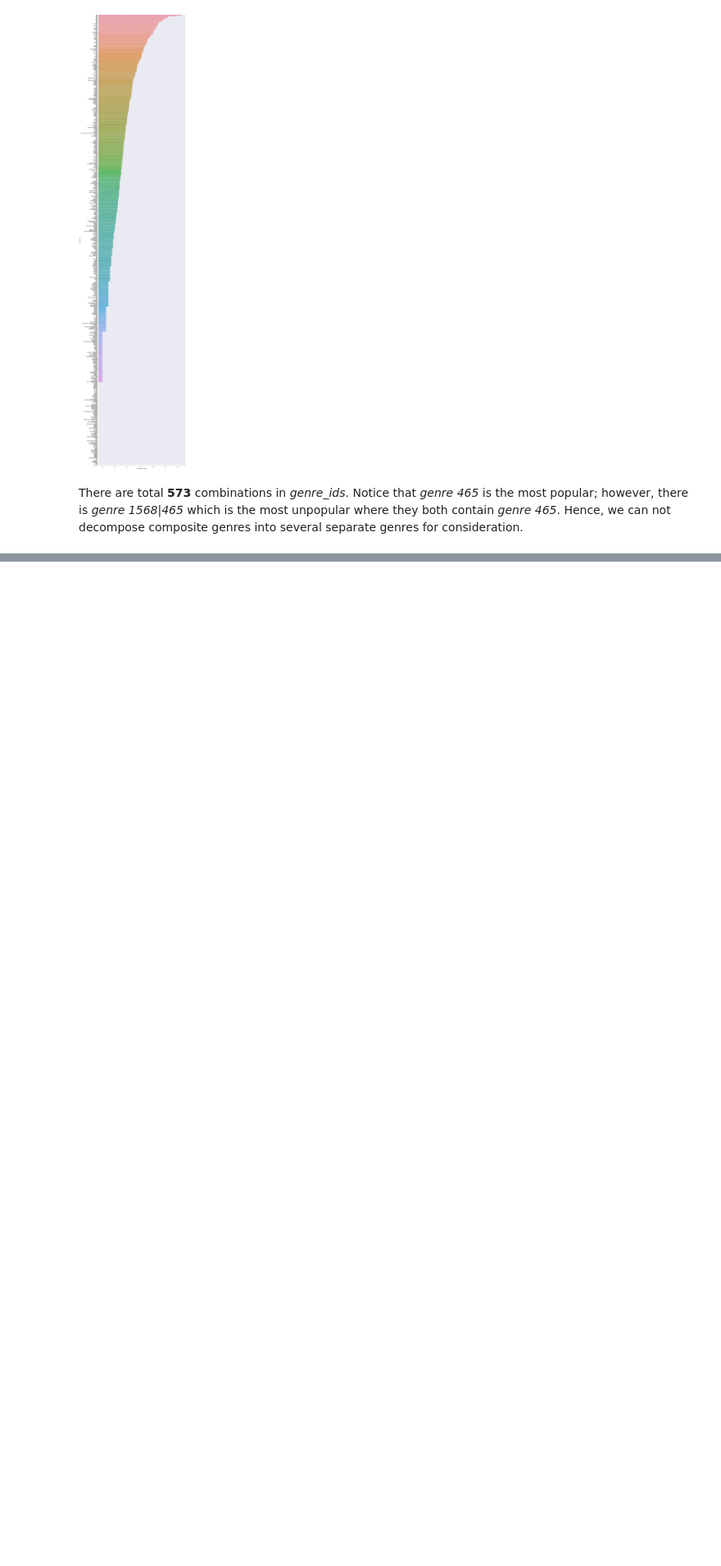
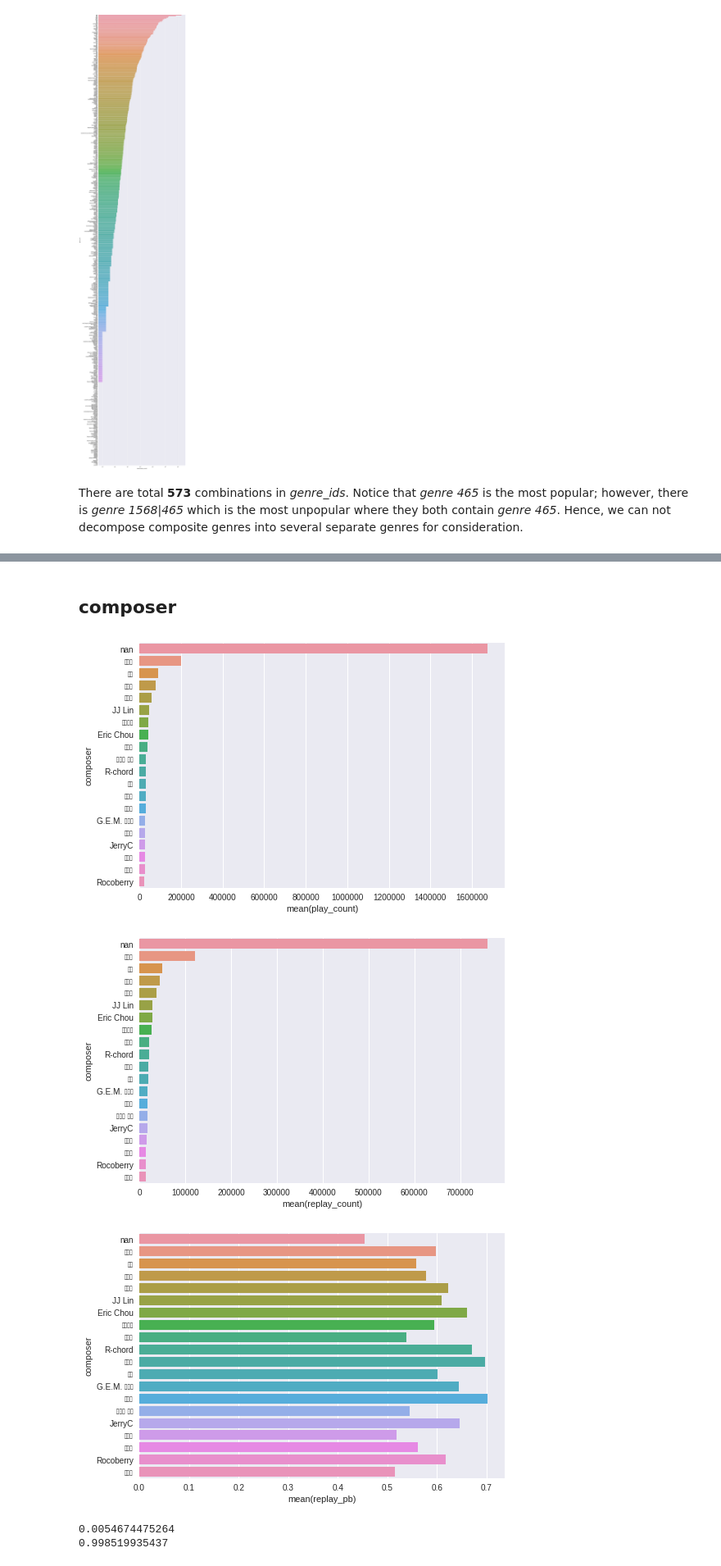
Before and after one commit to dsmilab/WSDM2018-KKBox-MRC, a Jupyter notebook: exploration_song.ipynb, the cells around one changed output, grey strips where cells are left out. Shown at 82% size. Drawn from its saved outputs; the diff is of its cells as text; code cells hidden in the pictures; blank space fills up the shorter version.

```diff
--- a/exploration_song.ipynb
+++ b/exploration_song.ipynb
@@ -2,3 +2,5 @@
 import seaborn as sns
 import pandas as pd
 import numpy as np
+
+pd.set_option('display.unicode.east_asian_width', True)
@@ -215,0 +248,28 @@ Hence, we can not decompose composite genres into several separate genres for co
+# %% [markdown]
+## composer
+# %%
+composer_df = train_df[['composer', 'target']].groupby('composer').agg(['mean', 'count']).reset_index()
+composer_df.columns = ['composer', 'replay_pb', 'play_count']
+# artist_df['artist_name'] = artist_df['artist_name'].apply(lambda x: x.decode('utf-8'))
+composer_df['replay_count'] = (composer_df['replay_pb'] * composer_df['play_count']).astype(np.int32)
+
+
+sns.barplot(y='composer', x='play_count', data=composer_df.sort_values(by=['play_count'], ascending=False).head(20))
+sns.plt.show()
+
+sns.barplot(y='composer', x='replay_count', data=composer_df.sort_values(by=['replay_count'], ascending=False).head(20))
+sns.plt.show()
+
+sns.barplot(y='composer', x='replay_pb', data=composer_df.sort_values(by=['replay_count'], ascending=False).head(20))
+sns.plt.show()
+
+print(composer_df['play_count'].corr(composer_df['replay_pb']))
+print(composer_df['play_count'].corr(composer_df['replay_count']))
+
+composer_df.sort_values(by=['play_count'], ascending=False).head(15)
+# %% [output]
+[figure, added]
+[figure, added]
+[figure, added]
+0.0054674475264
+0.998519935437
```
Also changed, not shown: parts of 10 cells of this notebook.
